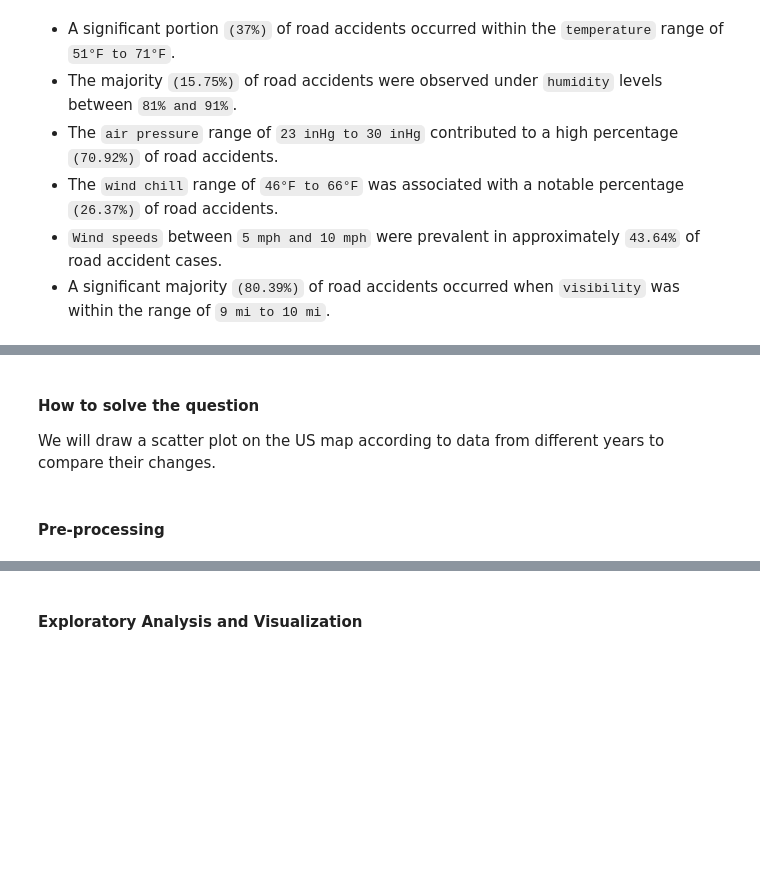
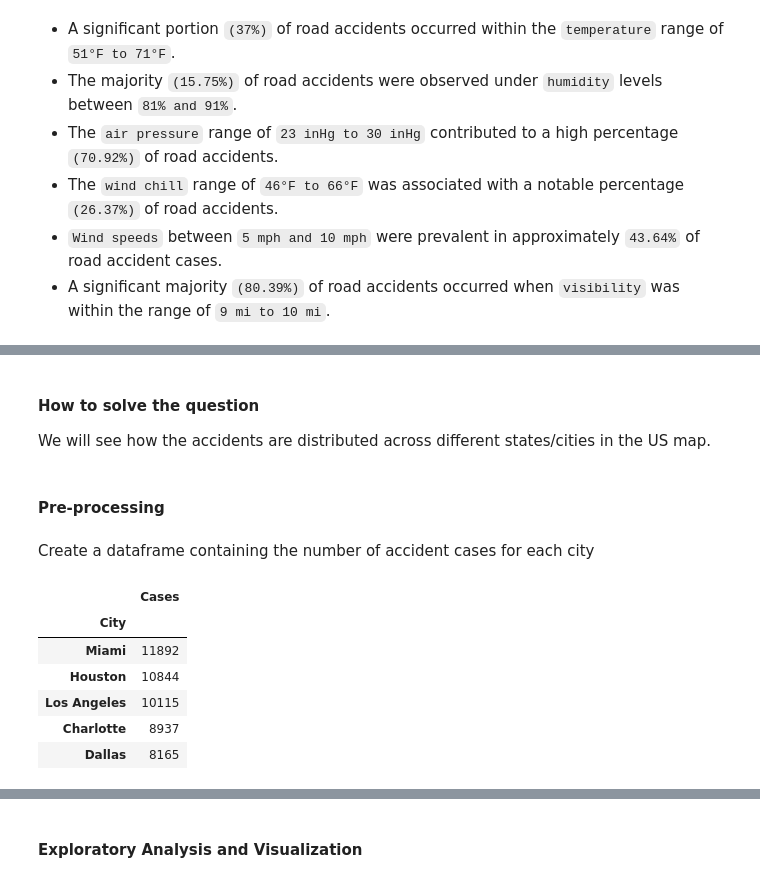
Before and after one commit to knightstark7/FinalProject-P4DS, a Jupyter notebook: USAccident.ipynb, the cells around one changed output, grey strips where cells are left out. Saved outputs shown, nothing was run; the diff lists cells and outputs as text; code cells hidden in the pictures; blank space fills up the shorter version.

```diff
--- a/USAccident.ipynb
+++ b/USAccident.ipynb
@@ -943,6 +954,6 @@ To understand the evolving trends and patterns of accidents in the United States
 # %% [markdown]
 #### How to solve the question
 
-We will draw a scatter plot on the US map according to data from different years to compare their changes.
+We will see how the accidents are distributed across different states/cities in the US map.
 # %% [markdown]
 #### Pre-processing
@@ -955,0 +960,15 @@ def lat_long(city):
+# %% [markdown]
+Create a dataframe containing the number of accident cases for each city
+# %%
+city_df = pd.DataFrame(df['City'].value_counts()) # count rows = accidents
+city_df.index.names = ['City']
+city_df.columns= ['Cases']
+city_df.head()
+# %% [output]
+|  | Cases |
+| City |  |
+| Miami | 11892 |
+| Houston | 10844 |
+| Los Angeles | 10115 |
+| Charlotte | 8937 |
+| Dallas | 8165 |
```
Also changed, not shown: parts of 22 cells of this notebook.
